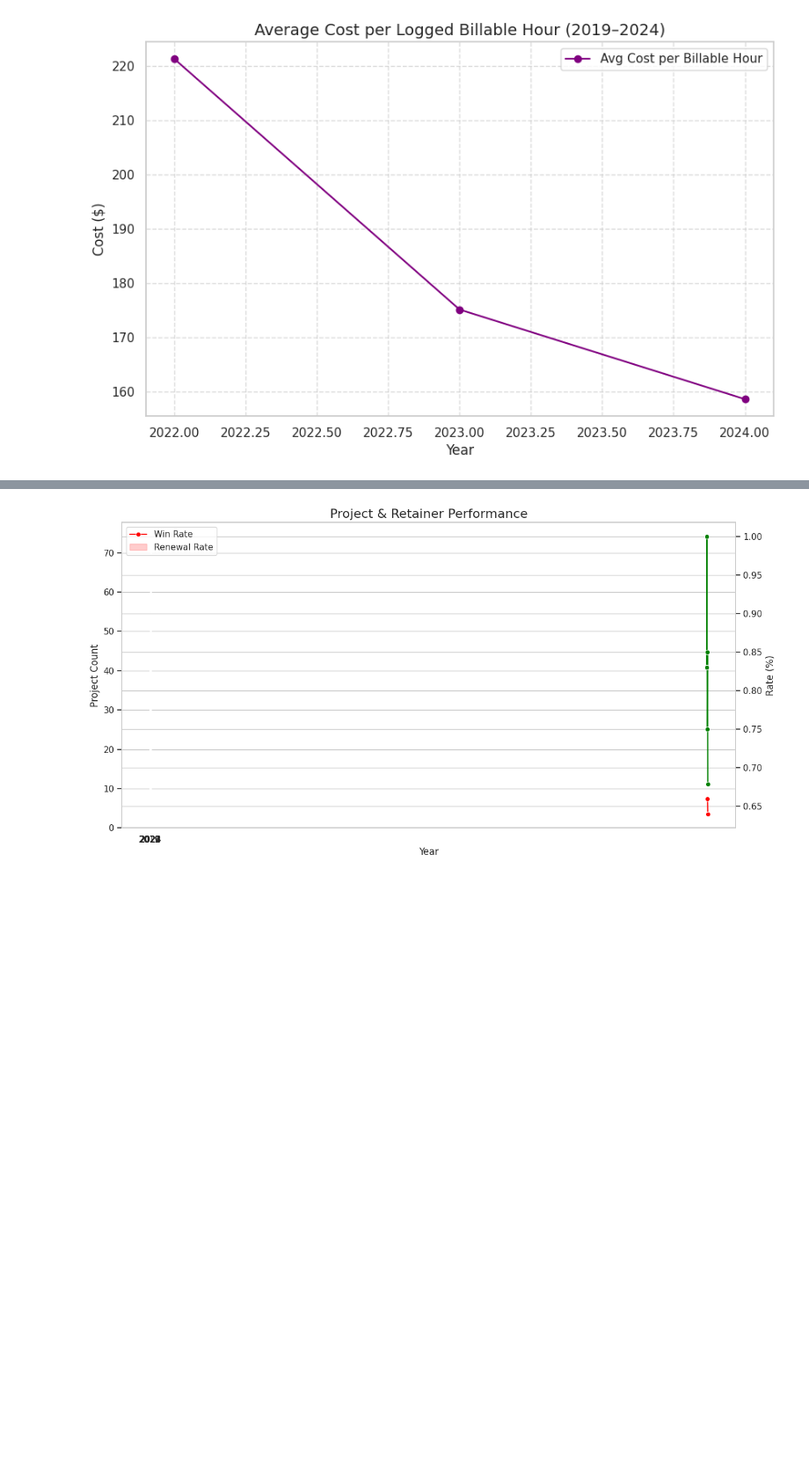
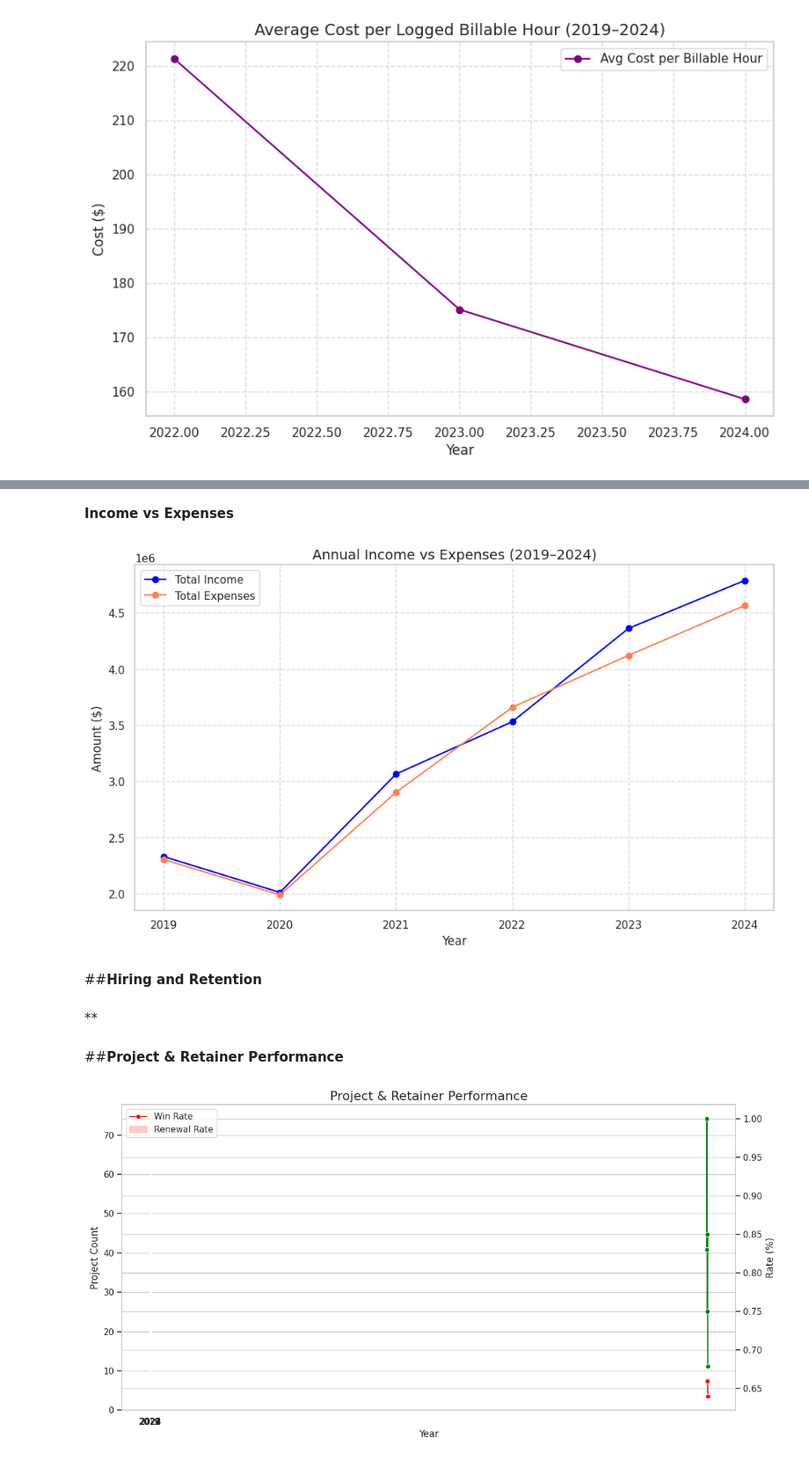
Before and after one commit to chipojaya1/pro_bono_dd, a Jupyter notebook: Efficiency_Report.ipynb, the cells around one changed output, grey strips where cells are left out. Shown at 88% size. Saved outputs shown, nothing was run; the diff lists cells and outputs as text; code cells hidden in the pictures; blank space fills up the shorter version.

```diff
--- a/Efficiency_Report.ipynb
+++ b/Efficiency_Report.ipynb
@@ -244,3 +276,29 @@ plt.show()
+# %% [markdown]
+**Income vs Expenses**
+# %%
+# Prepare data
+total_income = all['Total_Annual_Income']
+total_expenses = all['Total_Annual_Expenses']
+
+# Plot line graph
+plt.figure(figsize=(10, 6))
+plt.plot(years, total_income, marker='o', color='blue', label='Total Income')
+plt.plot(years, total_expenses, marker='o', color='coral', label='Total Expenses')
+plt.title('Annual Income vs Expenses (2019–2024)', fontsize=14)
+plt.xlabel('Year')
+plt.ylabel('Amount ($)')
+plt.grid(True, linestyle='--', alpha=0.7)
+plt.legend()
+plt.tight_layout()
+plt.show()
+# %% [output]
+[figure, added]
+# %% [markdown]
+##**Hiring and Retention**
+# %% [markdown]
+**
+# %% [markdown]
+##**Project & Retainer Performance**
 # %%
 # Step 6: Project Performance Analysis
 fig, ax1 = plt.subplots(figsize=(14,7))
```
Also changed, not shown: parts of 29 cells of this notebook.
